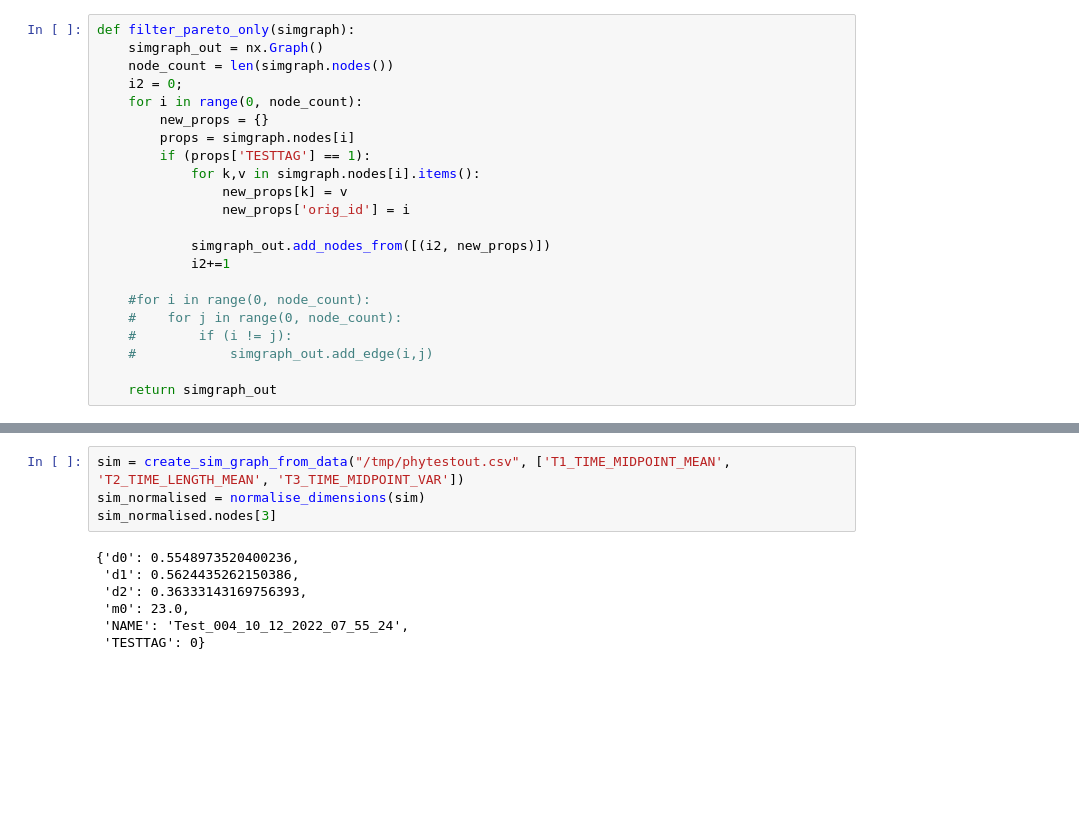
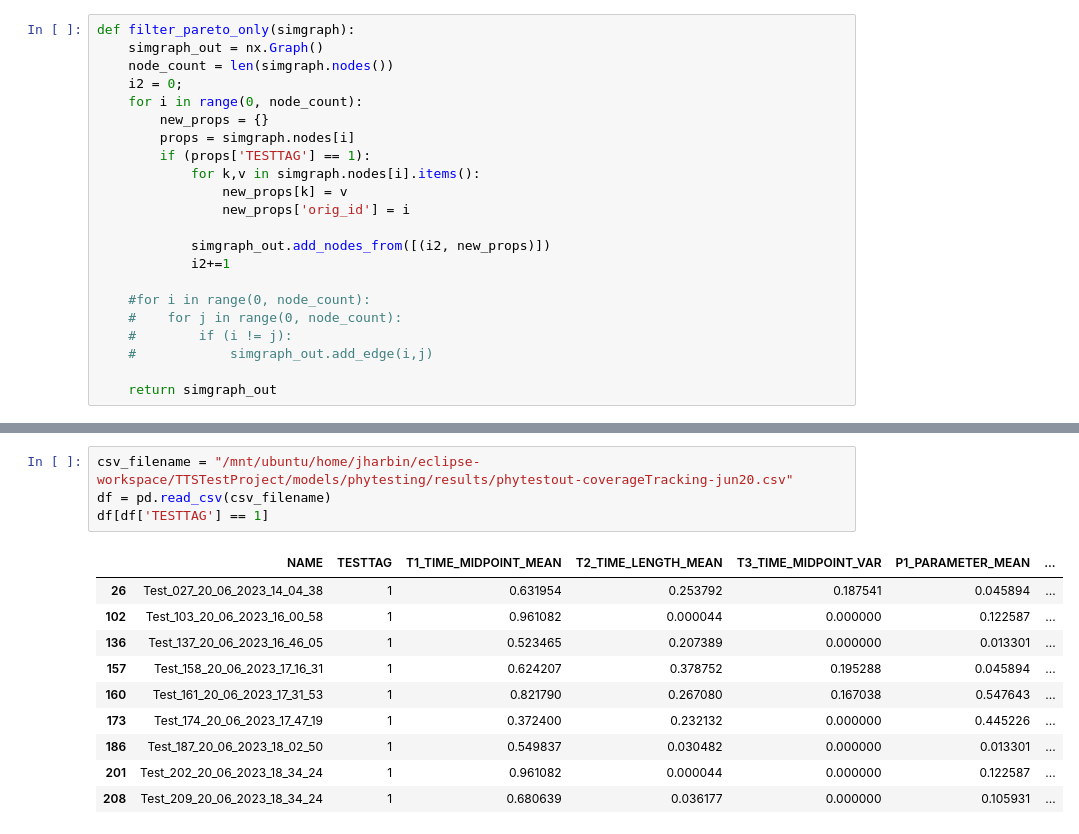
Before and after one commit to sesame-project/simulationBasedTesting, a Jupyter notebook: notebooks/phytesting/MaxSumDispersion.ipynb, the cells around one changed output, grey strips where cells are left out. Cells and saved outputs as stored; diff of their text form; blank space fills up the shorter version.

```diff
--- a/notebooks/phytesting/MaxSumDispersion.ipynb
+++ b/notebooks/phytesting/MaxSumDispersion.ipynb
@@ -335,13 +353,17 @@ def plot_graph_with_edges_from_subset(g, edge_set):
     plt.show()
-# %%
-sim = create_sim_graph_from_data("/tmp/phytestout.csv", ['T1_TIME_MIDPOINT_MEAN', 'T2_TIME_LENGTH_MEAN', 'T3_TIME_MIDPOINT_VAR'])
-sim_normalised = normalise_dimensions(sim)
-sim_normalised.nodes[3]
-# %% [output]
-{'d0': 0.5548973520400236,
- 'd1': 0.5624435262150386,
- 'd2': 0.36333143169756393,
- 'm0': 23.0,
- 'NAME': 'Test_004_10_12_2022_07_55_24',
- 'TESTTAG': 0}
+# %%
+csv_filename = "/mnt/ubuntu/home/jharbin/eclipse-workspace/TTSTestProject/models/phytesting/results/phytestout-coverageTracking-jun20.csv"
+df = pd.read_csv(csv_filename)
+df[df['TESTTAG'] == 1]
+# %% [output]
+|  | NAME | TESTTAG | T1_TIME_MIDPOINT_MEAN | T2_TIME_LENGTH_MEAN | T3_TIME_MIDPOINT_VAR | P1_PARAMETER_MEAN | ... |
+| 26 | Test_027_20_06_2023_14_04_38 | 1 | 0.631954 | 0.253792 | 0.187541 | 0.045894 | ... |
+| 102 | Test_103_20_06_2023_16_00_58 | 1 | 0.961082 | 0.000044 | 0.000000 | 0.122587 | ... |
+| 136 | Test_137_20_06_2023_16_46_05 | 1 | 0.523465 | 0.207389 | 0.000000 | 0.013301 | ... |
+| 157 | Test_158_20_06_2023_17_16_31 | 1 | 0.624207 | 0.378752 | 0.195288 | 0.045894 | ... |
+| 160 | Test_161_20_06_2023_17_31_53 | 1 | 0.821790 | 0.267080 | 0.167038 | 0.547643 | ... |
+| 173 | Test_174_20_06_2023_17_47_19 | 1 | 0.372400 | 0.232132 | 0.000000 | 0.445226 | ... |
+| 186 | Test_187_20_06_2023_18_02_50 | 1 | 0.549837 | 0.030482 | 0.000000 | 0.013301 | ... |
+| 201 | Test_202_20_06_2023_18_34_24 | 1 | 0.961082 | 0.000044 | 0.000000 | 0.122587 | ... |
+| 208 | Test_209_20_06_2023_18_34_24 | 1 | 0.680639 | 0.036177 | 0.000000 | 0.105931 | ... |
 # %%
```
Also changed, not shown: parts of 12 cells of this notebook.
